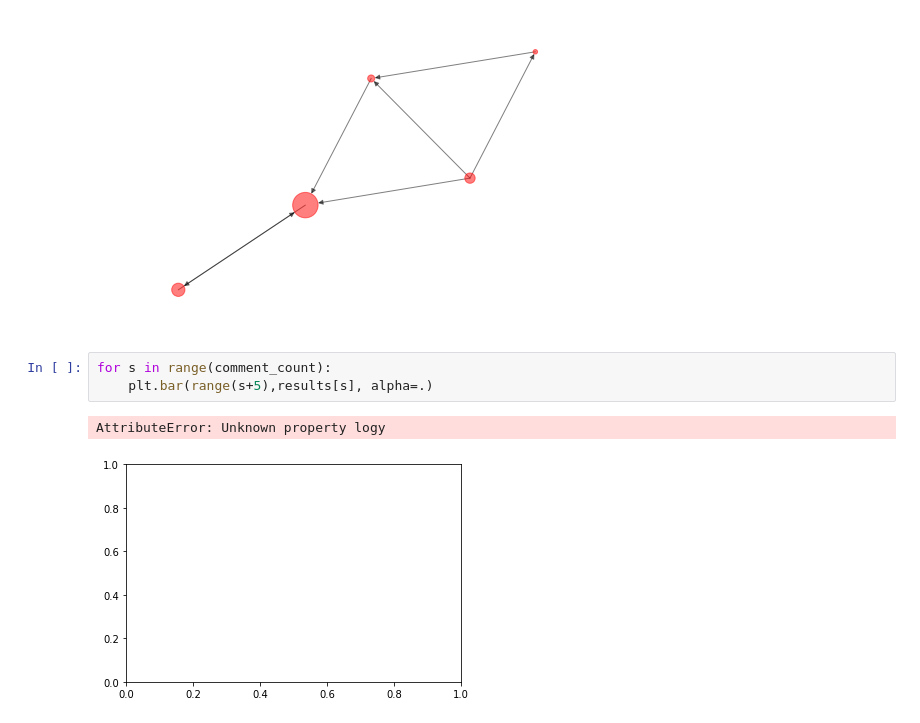
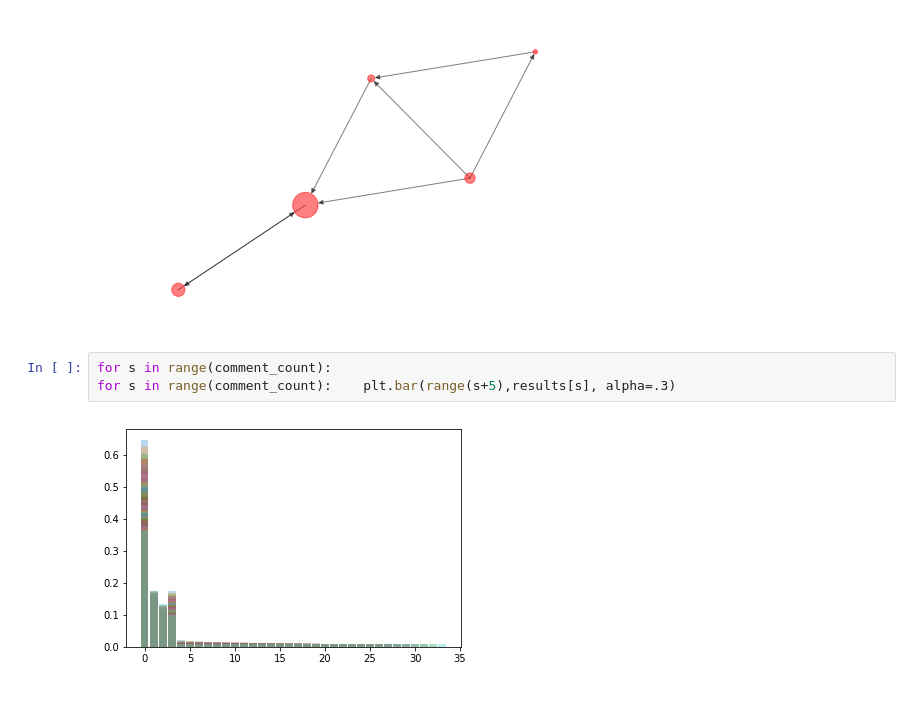
Before and after one commit to sourcecred/research, a Jupyter notebook: exploratory/mZargham/pre-infra/reference_graph.ipynb, the cells around one changed output. Saved outputs shown, nothing was run; the diff lists cells and outputs as text.

```diff
--- a/exploratory/mZargham/pre-infra/reference_graph.ipynb
+++ b/exploratory/mZargham/pre-infra/reference_graph.ipynb
@@ -316,7 +316,6 @@ nx.draw_kamada_kawai(base_case, node_size = results[0]*1000, alpha=.5)
 [figure]
 # %%
 for s in range(comment_count):
-    plt.bar(range(s+5),results[s], alpha=.)
+for s in range(comment_count):    plt.bar(range(s+5),results[s], alpha=.3)
 # %% [output]
-AttributeError: Unknown property logy
-[figure, old version]
+[figure, new version]
```
Also changed, not shown: parts of 2 cells of this notebook.
